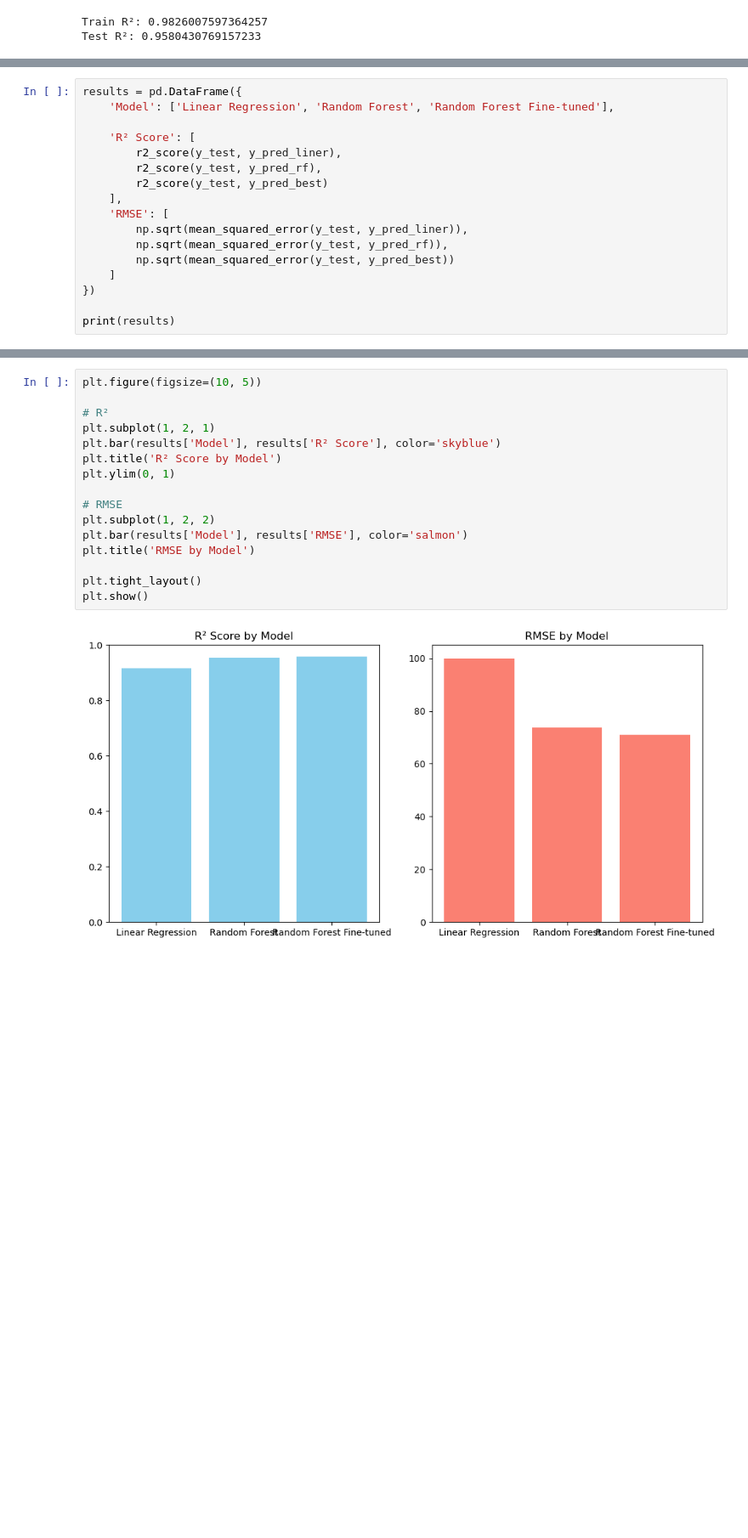
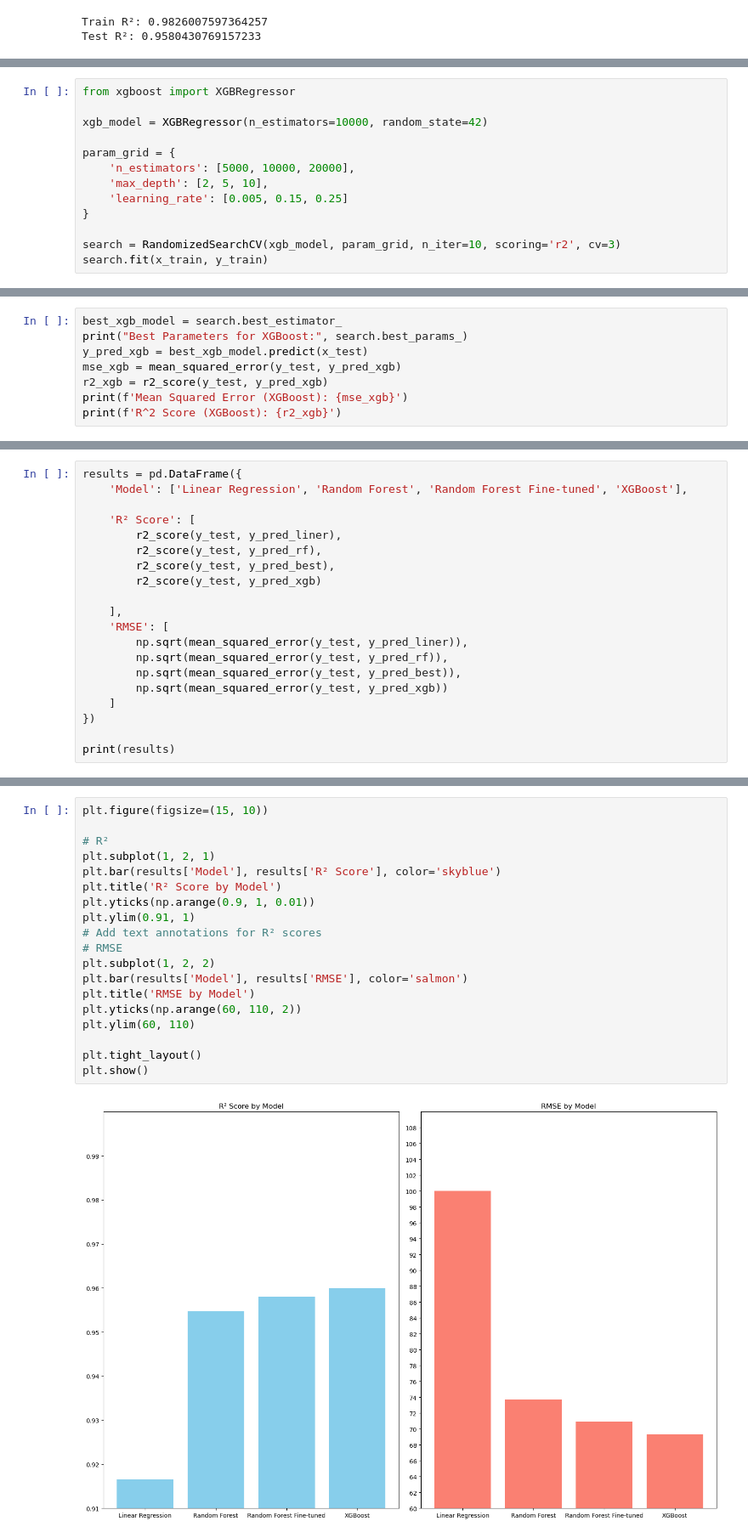
Before and after one commit to SayRai1/oroject-H1, a Jupyter notebook: Train_model_sola.ipynb, the cells around one changed output, grey strips where cells are left out. Shown: that part at 85% size. Saved outputs shown, nothing was run; the diff lists cells and outputs as text; blank space fills up the shorter version.

```diff
--- a/Train_model_sola.ipynb
+++ b/Train_model_sola.ipynb
@@ -224,0 +245,13 @@ Test R²: 0.9580430769157233
+# %%
+from xgboost import XGBRegressor
+
+xgb_model = XGBRegressor(n_estimators=10000, random_state=42)
+
+param_grid = {
+    'n_estimators': [5000, 10000, 20000],
+    'max_depth': [2, 5, 10],
+    'learning_rate': [0.005, 0.15, 0.25]
+}
+
+search = RandomizedSearchCV(xgb_model, param_grid, n_iter=10, scoring='r2', cv=3)
+search.fit(x_train, y_train)
@@ -224,0 +276,8 @@ Test R²: 0.9580430769157233
+# %%
+best_xgb_model = search.best_estimator_
+print("Best Parameters for XGBoost:", search.best_params_)
+y_pred_xgb = best_xgb_model.predict(x_test)
+mse_xgb = mean_squared_error(y_test, y_pred_xgb)
+r2_xgb = r2_score(y_test, y_pred_xgb)
+print(f'Mean Squared Error (XGBoost): {mse_xgb}')
+print(f'R^2 Score (XGBoost): {r2_xgb}')
@@ -225,16 +288,19 @@ Test R²: 0.9580430769157233
 # %%
 results = pd.DataFrame({
-    'Model': ['Linear Regression', 'Random Forest', 'Random Forest Fine-tuned'],
+    'Model': ['Linear Regression', 'Random Forest', 'Random Forest Fine-tuned', 'XGBoost'],
 
     'R² Score': [
         r2_score(y_test, y_pred_liner),
         r2_score(y_test, y_pred_rf),
-        r2_score(y_test, y_pred_best)
+        r2_score(y_test, y_pred_best),
+        r2_score(y_test, y_pred_xgb)
+
     ],
     'RMSE': [
         np.sqrt(mean_squared_error(y_test, y_pred_liner)),
         np.sqrt(mean_squared_error(y_test, y_pred_rf)),
-        np.sqrt(mean_squared_error(y_test, y_pred_best))
+        np.sqrt(mean_squared_error(y_test, y_pred_best)),
+        np.sqrt(mean_squared_error(y_test, y_pred_xgb))
     ]
 })
 
@@ -247,18 +314,21 @@ print(results)
 # %%
-plt.figure(figsize=(10, 5))
+plt.figure(figsize=(15, 10))
 
 # R²
 plt.subplot(1, 2, 1)
 plt.bar(results['Model'], results['R² Score'], color='skyblue')
 plt.title('R² Score by Model')
-plt.ylim(0, 1)
-
+plt.yticks(np.arange(0.9, 1, 0.01))
+plt.ylim(0.91, 1)
+# Add text annotations for R² scores
 # RMSE
 plt.subplot(1, 2, 2)
 plt.bar(results['Model'], results['RMSE'], color='salmon')
 plt.title('RMSE by Model')
+plt.yticks(np.arange(60, 110, 2))
+plt.ylim(60, 110)
 
 plt.tight_layout()
 plt.show()
 # %% [output]
-[figure, old version]
+[figure, new version]
```
Also changed, not shown: parts of 4 cells of this notebook.
